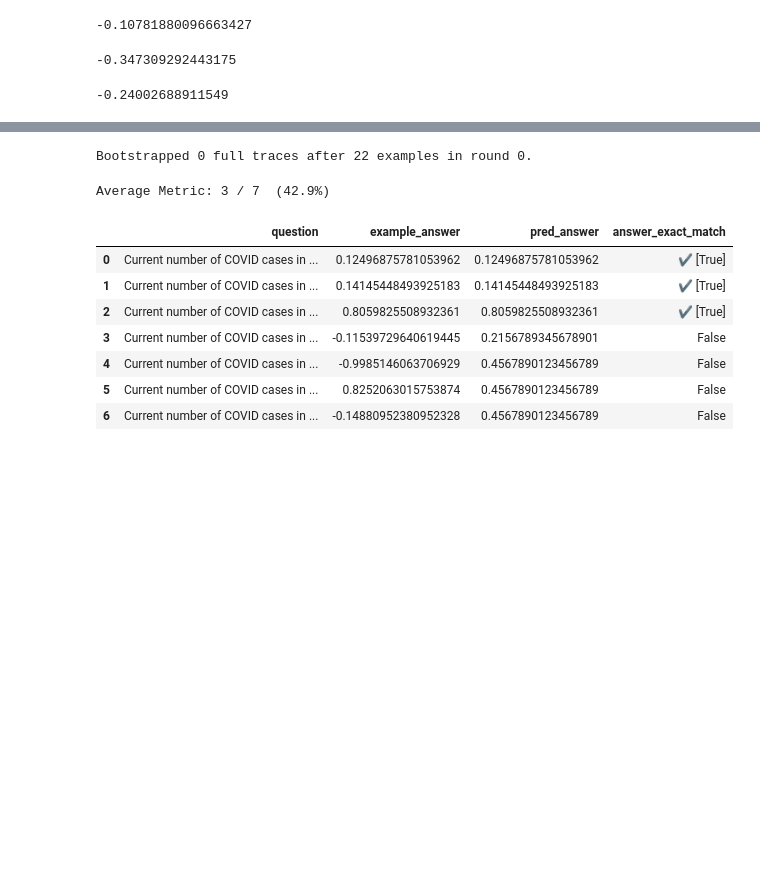
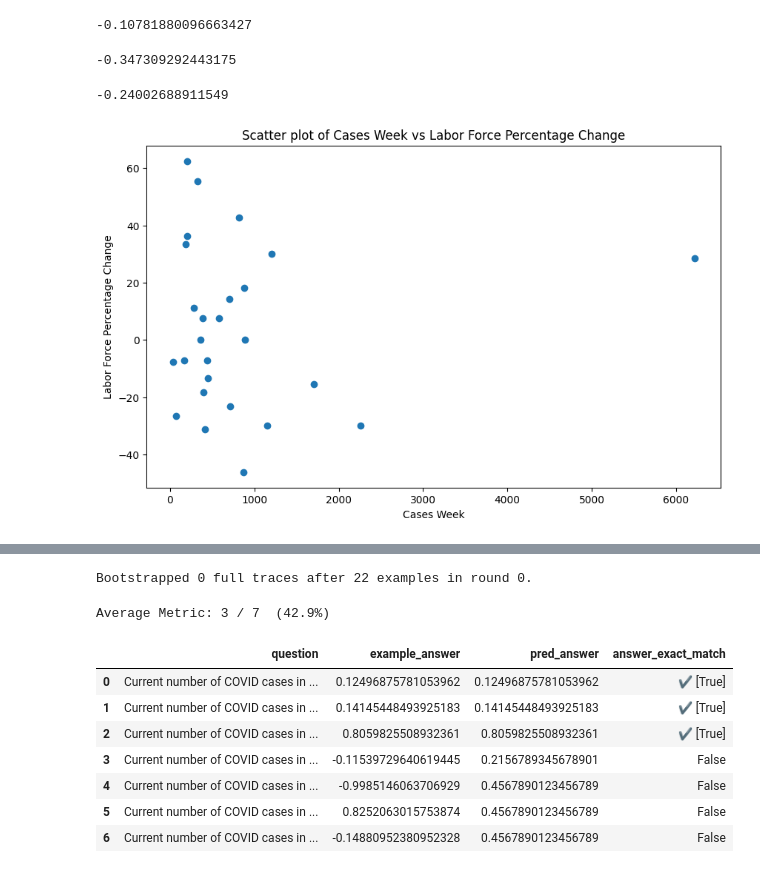
Before and after one commit to AgentTorch/AgentTorch, a Jupyter notebook: AgentTorch/AgentTorch/LLM/econ-hypo_labor_force.ipynb, the cells around one changed output, grey strips where cells are left out. Cells and saved outputs as stored; diff of their text form; code cells hidden in the pictures; blank space fills up the shorter version.

```diff
--- a/AgentTorch/AgentTorch/LLM/econ-hypo_labor_force.ipynb
+++ b/AgentTorch/AgentTorch/LLM/econ-hypo_labor_force.ipynb
@@ -227,3 +245,14 @@ predicted_merged_data_with_stimulus['cases_week'].corr(predicted_merged_data_wit
 predicted_merged_data['cases_week'].corr(predicted_merged_data['labor_force_pct_change_x'])
 # %% [output]
 -0.24002688911549
+# %%
+import matplotlib.pyplot as plt
+
+plt.figure(figsize=(10, 6))
+plt.scatter(predicted_merged_data['cases_week'], predicted_merged_data['labor_force_pct_change_x'])
+plt.xlabel('Cases Week')
+plt.ylabel('Labor Force Percentage Change')
+plt.title('Scatter plot of Cases Week vs Labor Force Percentage Change')
+plt.show()
+# %% [output]
+[figure, added]
```
Also changed, not shown: parts of 6 cells of this notebook, 54 other files.
